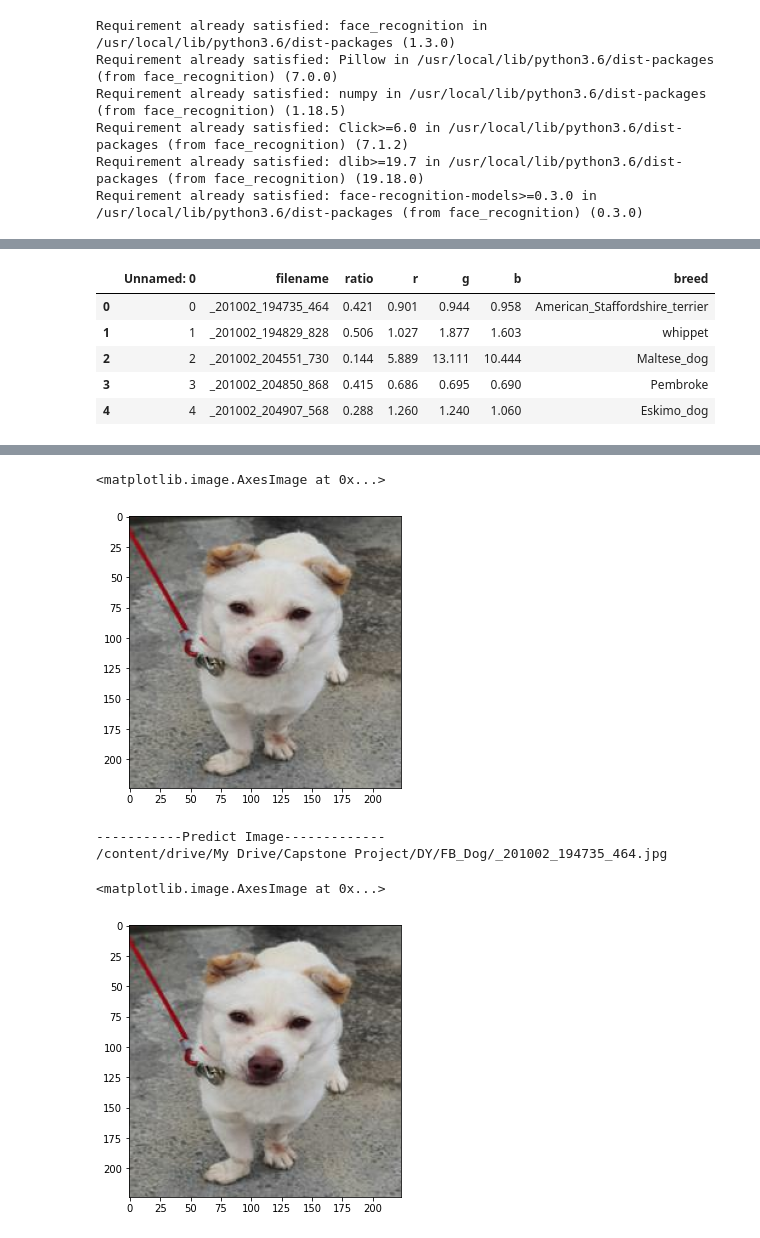
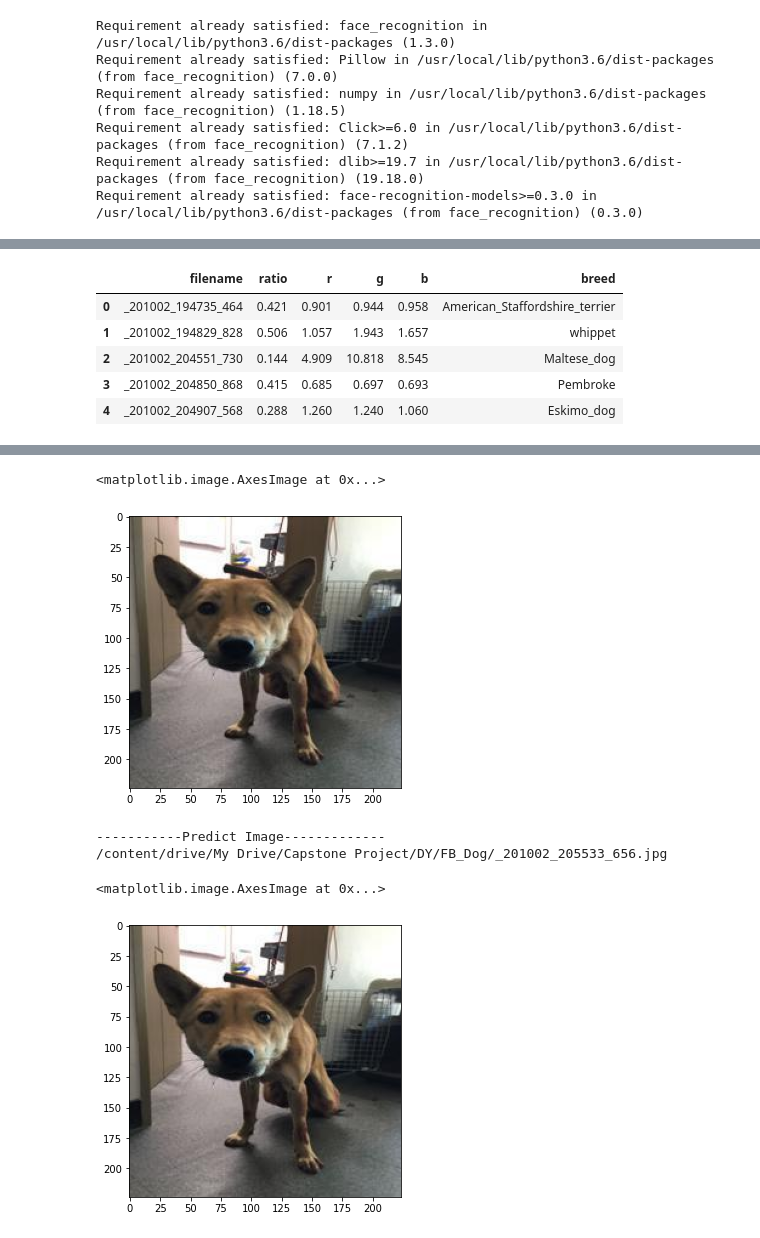
Before and after one commit to jinnyjinny/DogFaceClassification, a Jupyter notebook: Final_Sigol.ipynb, the cells around one changed output, grey strips where cells are left out. Cells and saved outputs as stored; diff of their text form; code cells hidden in the pictures.

```diff
--- a/Final_Sigol.ipynb
+++ b/Final_Sigol.ipynb
@@ -163,15 +154,15 @@ def sigol(input, label, model, detector, predictor):
     return data
 # %%
 ##### Load Image #####
-label = "/content/drive/My Drive/Doggy/Images"
-model = load_model('/content/drive/My Drive/Cap/saved_model/my_model')
-detector = '/content/drive/My Drive/Cap/dogHeadDetector.dat'
-predictor = '/content/drive/My Drive/Cap/landmarkDetector.dat'
+label = label_path
+model = load_model(saved_model_path)
+detector = detector_path
+predictor = predictor_path
 
-folder_path = '/content/drive/My Drive/Capstone Project/DY/FB_Dog'
+folder_path = folder_path
 folder_list = os.listdir(folder_path)
 folder_list.sort()
-print(folder_list)
+print(len(folder_list))
 
 data = []
 df = pd.DataFrame(columns=['filename' ,'ratio', 'r', 'g', 'b', 'breed'])
@@ -183,5 +174,4 @@ for f in folder_list:
       df = df.append(pd.Series(data, index=df.columns), ignore_index=True)
     except ValueError as e:
       pass
-df.to_csv('/content/drive/My Drive/Cap/Final_Sigol.csv')
 # %% [output]
@@ -189,22 +180,17 @@ df.to_csv('/content/drive/My Drive/Cap/Final_Sigol.csv')
 # %%
 df.head()
 # %% [output]
-|  | Unnamed: 0 | filename | ratio | r | g | b | breed |
-| 0 | 0 | _201002_194735_464 | 0.421 | 0.901 | 0.944 | 0.958 | American_Staffordshire_terrier |
-| 1 | 1 | _201002_194829_828 | 0.506 | 1.027 | 1.877 | 1.603 | whippet |
-| 2 | 2 | _201002_204551_730 | 0.144 | 5.889 | 13.111 | 10.444 | Maltese_dog |
-| 3 | 3 | _201002_204850_868 | 0.415 | 0.686 | 0.695 | 0.690 | Pembroke |
-| 4 | 4 | _201002_204907_568 | 0.288 | 1.260 | 1.240 | 1.060 | Eskimo_dog |
+|  | filename | ratio | r | g | b | breed |
+| 0 | _201002_194735_464 | 0.421 | 0.901 | 0.944 | 0.958 | American_Staffordshire_terrier |
+| 1 | _201002_194829_828 | 0.506 | 1.057 | 1.943 | 1.657 | whippet |
+| 2 | _201002_204551_730 | 0.144 | 4.909 | 10.818 | 8.545 | Maltese_dog |
+| 3 | _201002_204850_868 | 0.415 | 0.685 | 0.697 | 0.693 | Pembroke |
+| 4 | _201002_204907_568 | 0.288 | 1.260 | 1.240 | 1.060 | Eskimo_dog |
 # %%
-# Predict
+# Test Image
+input = input_image
 
-label = "/content/drive/My Drive/Doggy/Images"
-input = '/content/drive/My Drive/Capstone Project/DY/FB_Dog/_201002_194735_464.jpg'
-model = load_model('/content/drive/My Drive/Cap/saved_model/my_model')
-detector = '/content/drive/My Drive/Cap/dogHeadDetector.dat'
-predictor = '/content/drive/My Drive/Cap/landmarkDetector.dat'
-
-print('-----------Original Image-------------')
+print('-----------Test Image-------------')
 search_data = sigol(input, label, model, detector, predictor)
 
 img = cv2.imread(input)
@@ -217,8 +202,8 @@ WARNING:tensorflow:6 out of the last 177 calls to <function Model.make_predict_f
 <matplotlib.image.AxesImage at 0x...>
-[figure, old version]
+[figure, new version]
 # %%
 print('-----------Predict Image-------------')
-df = pd.read_csv('/content/drive/My Drive/Cap/Final_Sigol.csv')
+df = pd.read_csv(path)
 
 d_list = []
 r2 = search_data[2]
@@ -236,7 +221,7 @@ d_min = min(d_list)
 # print(pred)
 index = d_list.index(d_min)
 pred = df['filename'][index]
-posted_img_path = '/content/drive/My Drive/Capstone Project/DY/FB_Dog/' + pred + '.jpg'
+posted_img_path = path + pred + '.jpg'
 print(posted_img_path)
 img = cv2.imread(posted_img_path)
 img = cv2.cvtColor(img, cv2.COLOR_BGR2RGB)
@@ -244,6 +229,6 @@ plt.figure(figsize=(5,5))
 plt.imshow(img)
 # %% [output]
 -----------Predict Image-------------
-/content/drive/My Drive/Capstone Project/DY/FB_Dog/_201002_194735_464.jpg
+/content/drive/My Drive/Capstone Project/DY/FB_Dog/_201002_205533_656.jpg
 <matplotlib.image.AxesImage at 0x...>
-[figure, old version]
+[figure, new version]
```
Also changed, not shown: parts of 3 cells of this notebook.
